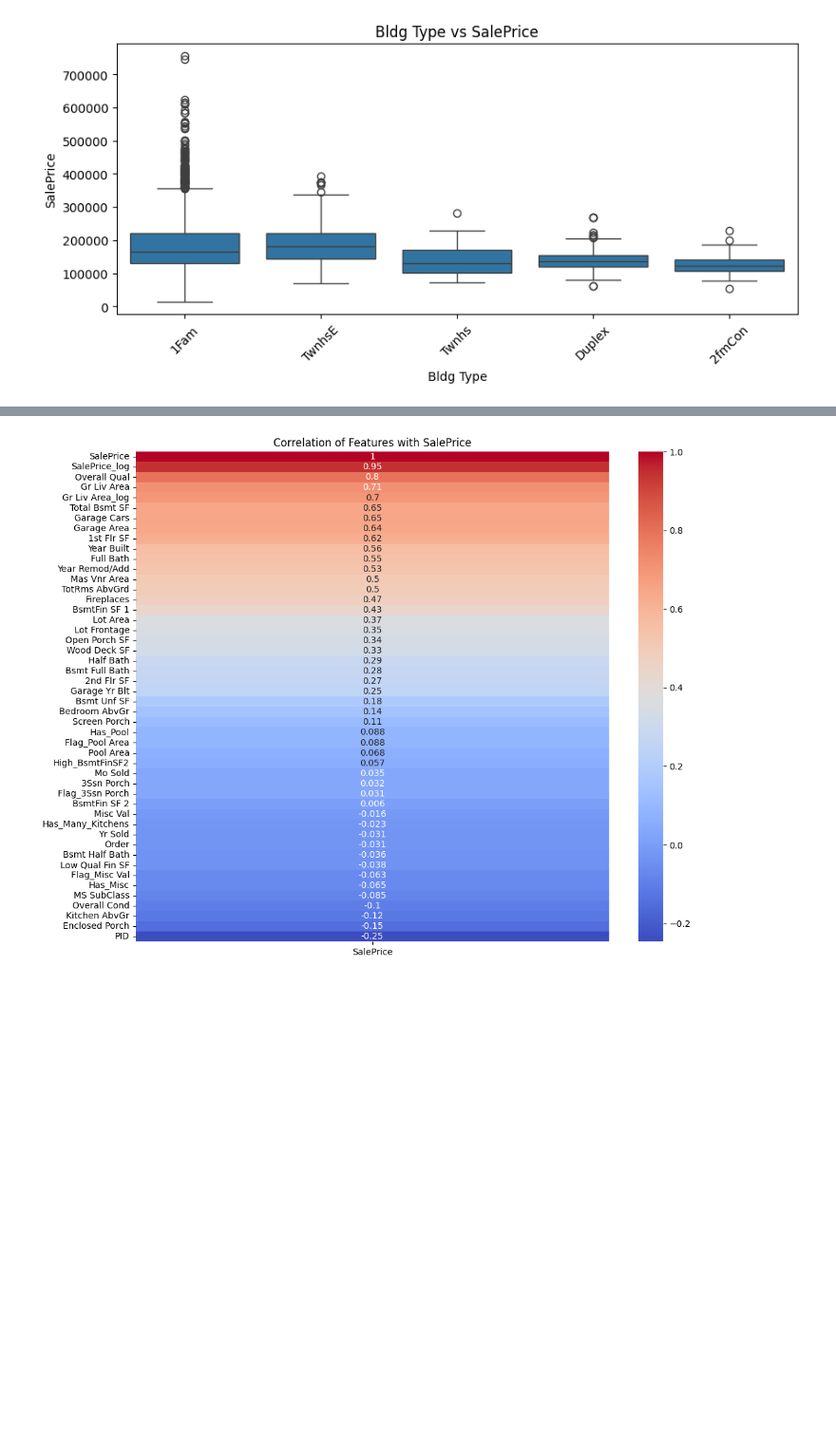
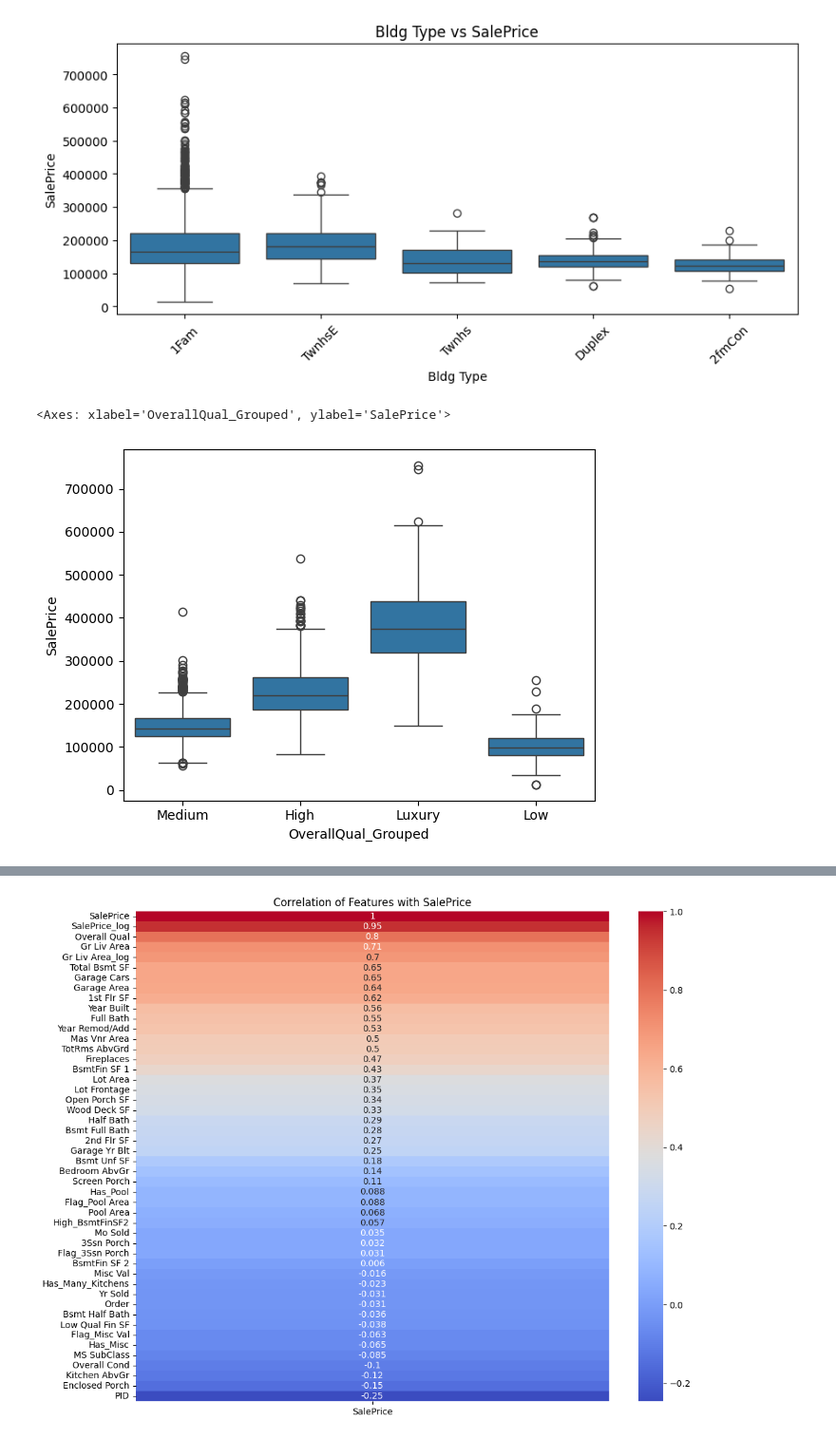
Before and after one commit to amarpoji/ames-housing-project, a Jupyter notebook: notebooks/eda.ipynb, the cells around one changed output, grey strips where cells are left out. Shown at 95% size. Saved outputs shown, nothing was run; the diff lists cells and outputs as text; code cells hidden in the pictures; blank space fills up the shorter version.

```diff
--- a/notebooks/eda.ipynb
+++ b/notebooks/eda.ipynb
@@ -513,3 +513,21 @@ for col in categorical_cols:
 [figure]
 [figure]
 [figure]
+# %%
+def map_qual(val):
+    if val <= 4:
+        return 'Low'
+    elif val <= 6:
+        return 'Medium'
+    elif val <= 8:
+        return 'High'
+    else:
+        return 'Luxury'
+
+data['OverallQual_Grouped'] = data['Overall Qual'].apply(map_qual)
+
+
+sns.boxplot(x='OverallQual_Grouped', y='SalePrice', data=data)
+# %% [output]
+<Axes: xlabel='OverallQual_Grouped', ylabel='SalePrice'>
+[figure, added]
```
Also changed, not shown: parts of 5 cells of this notebook.
